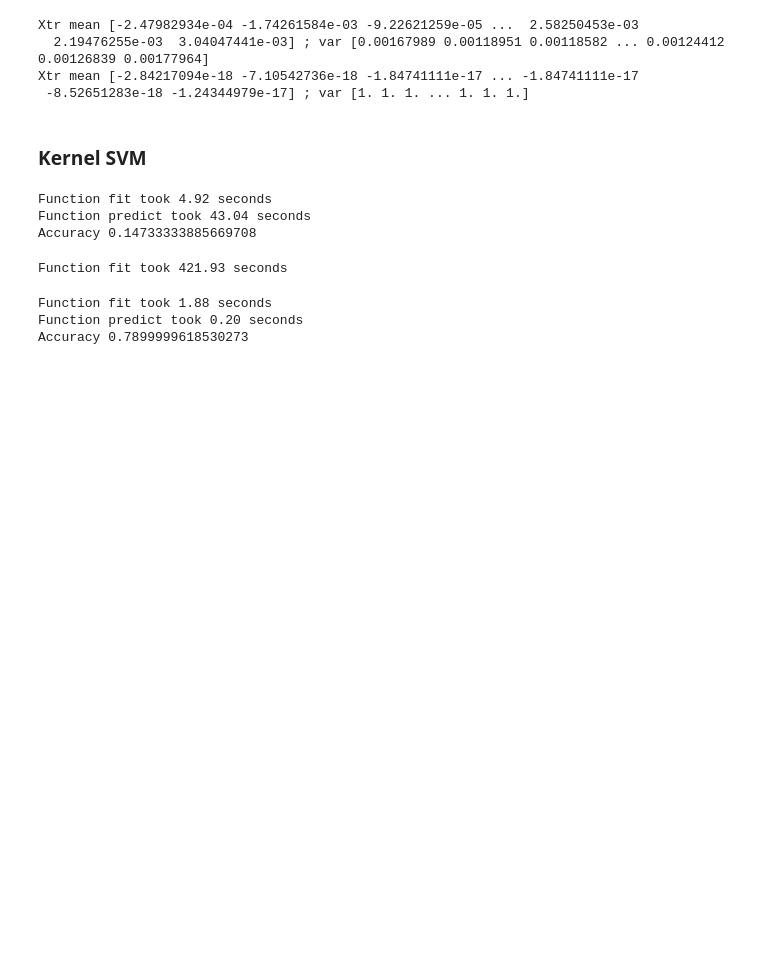
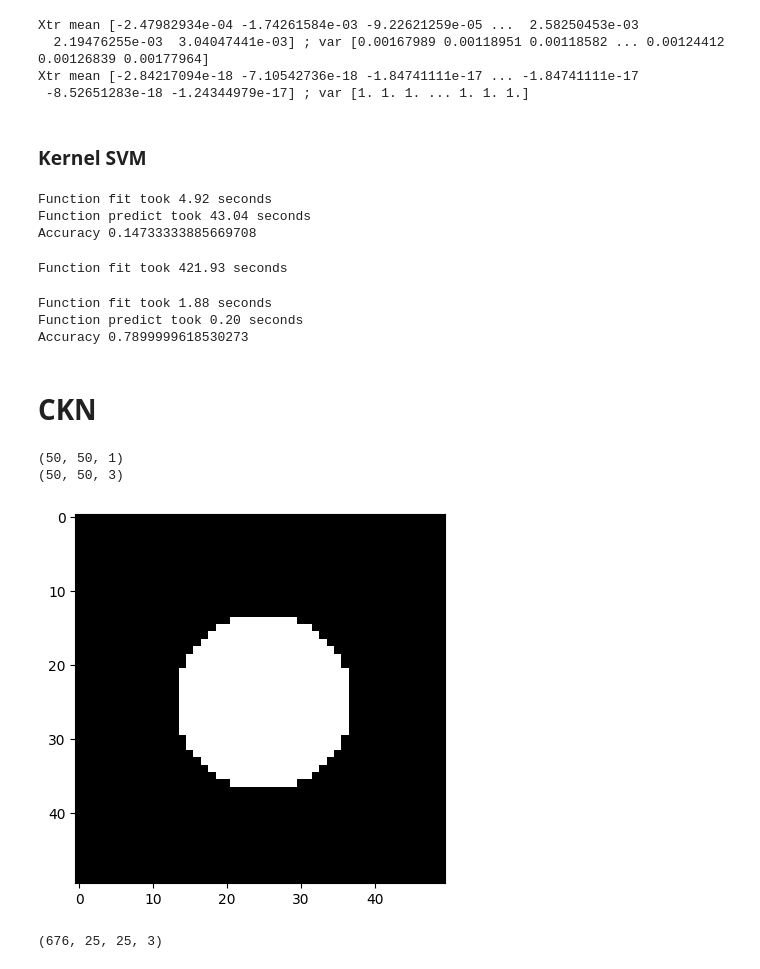
Before and after one commit to InesVATI/data-challenge-kernel-methods, a Jupyter notebook: compare_methods.ipynb, the cells around one changed output. Cells and saved outputs as stored; diff of their text form; code cells hidden in the pictures; blank space fills up the shorter version.

```diff
--- a/compare_methods.ipynb
+++ b/compare_methods.ipynb
@@ -107,3 +107,5 @@ dataframe.to_csv(f"{data_folder}/Yte.csv", index_label="Id")
 Function fit took 1.88 seconds
 Function predict took 0.20 seconds
 Accuracy 0.7899999618530273
+# %% [markdown]
+# CKN
@@ -109,0 +114,19 @@ Accuracy 0.7899999618530273
+# %%
+h = 50
+x, y = jnp.meshgrid(jnp.arange(h), jnp.arange(h))
+r = int(h/4)
+c = [int(h/2), int(h/2)]
+circle = jnp.sqrt((x-c[0])**2 + (y-c[1])**2) - r
+
+
+img = jnp.where(circle<0, 255, 0)[..., jnp.newaxis]
+print(img.shape)
+img = jnp.repeat(img, 3, axis=2)
+print(img.shape)
+
+plt.imshow(img)
+plt.show()
+# %% [output]
+(50, 50, 1)
+(50, 50, 3)
+[figure, added]
@@ -109,0 +178,4 @@ Accuracy 0.7899999618530273
+# %%
+patches.shape
+# %% [output]
+(676, 25, 25, 3)
```
Also changed, not shown: parts of 5 cells of this notebook.
